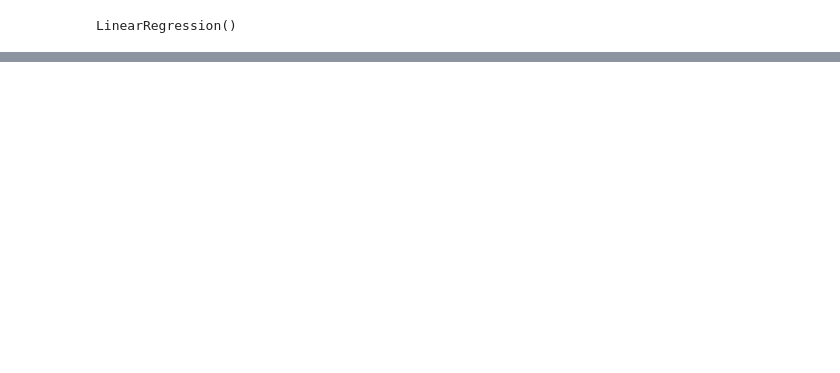
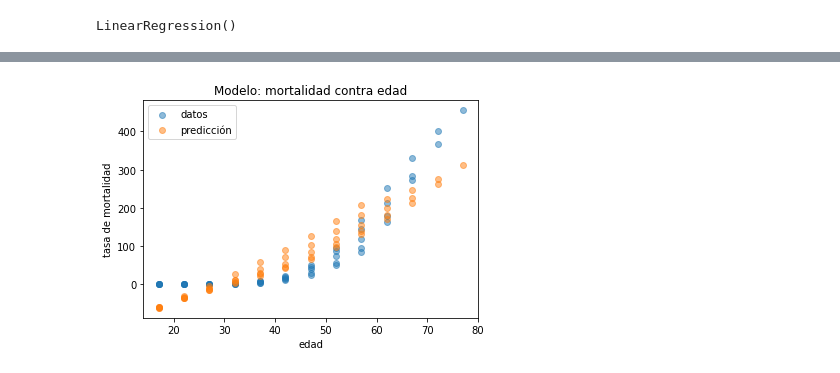
Before and after one commit to MiguelPerilla2233/Problema1, a Jupyter notebook: Taller1.ipynb, the cells around one changed output, grey strips where cells are left out. Saved outputs shown, nothing was run; the diff lists cells and outputs as text; code cells hidden in the pictures; blank space fills up the shorter version.

```diff
--- a/Taller1.ipynb
+++ b/Taller1.ipynb
@@ -116,3 +141,13 @@ plt.scatter(x1, y_n1)
+# %%
+plt.scatter(z,y1, alpha =0.5, label = "datos")
+plt.scatter((z),(y_n1),alpha =0.5, label = "predicción")
+plt.legend()
+plt.title("Modelo: mortalidad contra edad")
+plt.xlabel("edad")
+plt.ylabel("tasa de mortalidad")
+plt.savefig("ModeloEdad")
+# %% [output]
+[figure, added]
 # %%
 score = reg.score(Z, y1)
 score
```
Also changed, not shown: parts of 16 cells of this notebook, 2 other files.
